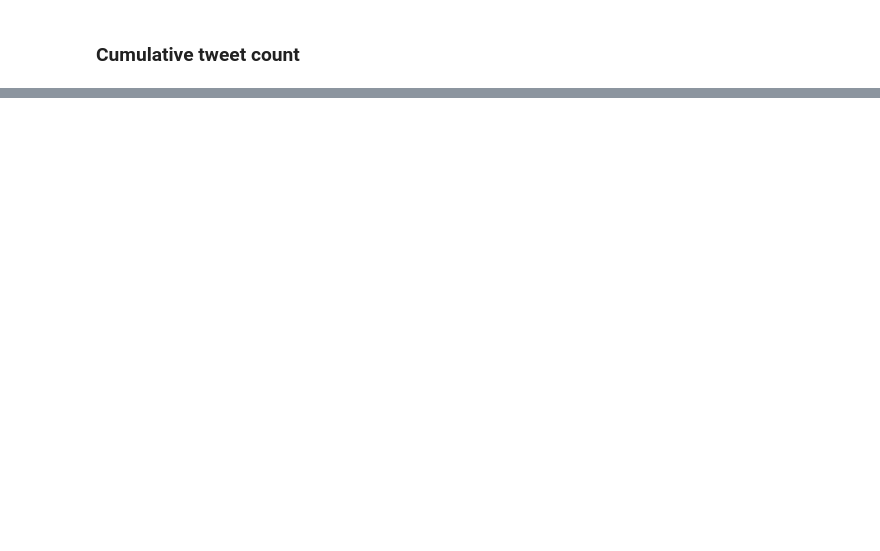
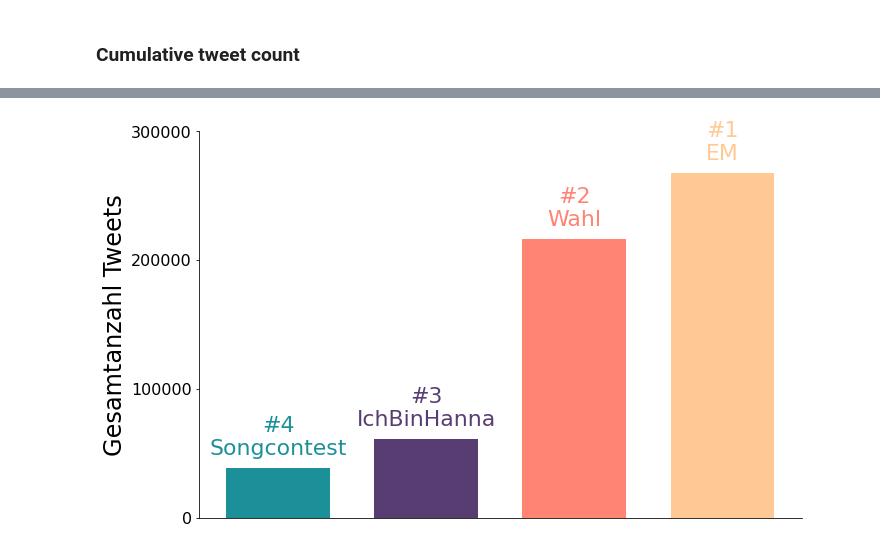
Before and after one commit to LaserStefan/IchbinHanna, a Jupyter notebook: code/frequency_comparison_to_other_events/frequency_comparison_to_other_events.ipynb, the cells around one changed output, grey strips where cells are left out. Saved outputs shown, nothing was run; the diff lists cells and outputs as text; code cells hidden in the pictures; blank space fills up the shorter version.

```diff
--- a/code/frequency_comparison_to_other_events/frequency_comparison_to_other_events.ipynb
+++ b/code/frequency_comparison_to_other_events/frequency_comparison_to_other_events.ipynb
@@ -134,0 +139,36 @@ plt.savefig(join(dst,'frequency_comparison_to_other_events_cumsum.png'), dpi=300
+# %%
+sums = [
+    euro.iloc[-1]['day_count_cumsum'],
+    btw.iloc[-1]['day_count_cumsum'],
+    hanna.iloc[-1]['day_count_cumsum'],
+    ESC.iloc[-1]['day_count_cumsum'],
+       ]
+sums.reverse()
+
+bar_colors = ['#ffc996', '#ff8474', '#583d72', '#1c9099']
+bar_colors.reverse()
+# %%
+fig, ax = plt.subplots(figsize=(10, 6))
+ax.bar(range(0, 4), sums, color=bar_colors, width=0.7)
+ax.set_xticks([])
+ax.spines['right'].set_visible(False)
+ax.spines['top'].set_visible(False)
+ax.set_ylim(0, 300000)
+ax.set_yticks(range(0, 300001, 100000))
+ax.tick_params(axis='y', labelsize=16)
+
+ydiff = 10000
+ax.text(3, sums[3] + ydiff, '#1\nEM', fontsize=22, color=colors[2], ha='center')
+ax.text(2, sums[2] + ydiff, '#2\nWahl', fontsize=22, color=colors[-3], ha='center')
+ax.text(1, sums[1] + ydiff, '#3\nIchBinHanna', fontsize=22, color=colors[-1], ha='center')
+ax.text(0, sums[0] + ydiff, '#4\nSongcontest', fontsize=22, color=colors[0], ha='center')
+
+ax.set_ylabel('Gesamtanzahl Tweets', fontsize=24)
+
+fig.tight_layout()
+
+plt.savefig(join(dst,'frequency_comparison_to_other_events_sum.pdf'))
+plt.savefig(join(dst,'frequency_comparison_to_other_events_sum.svg'))
+plt.savefig(join(dst,'frequency_comparison_to_other_events_sum.png'), dpi=300)
+# %% [output]
+[figure, added]
```
Also changed, not shown: parts of 3 cells of this notebook, 49 other files.
